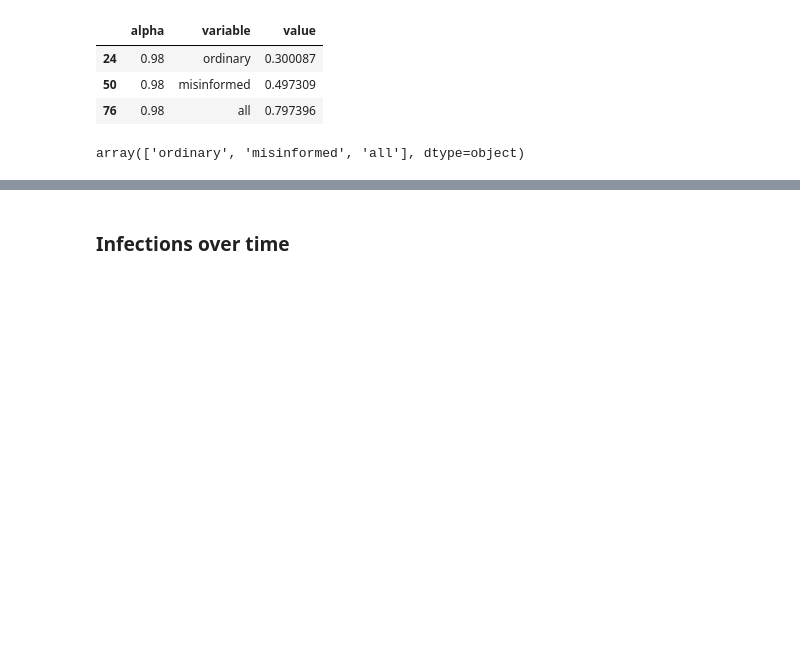
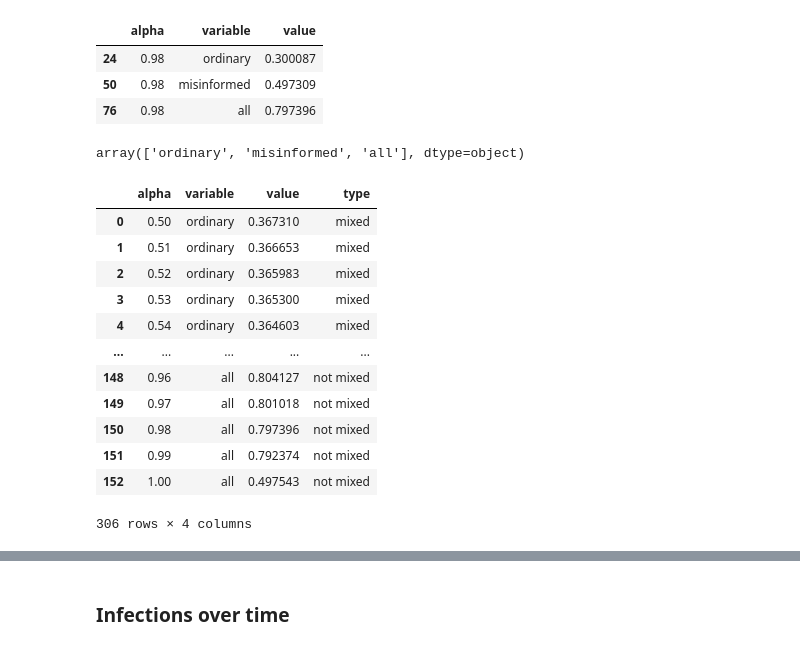
Before and after one commit to mr-devs/mean_field_quals, a Jupyter notebook: notebooks/2023-06-07__second_problem_consider_homophily.ipynb, the cells around one changed output, grey strips where cells are left out. Drawn from its saved outputs; the diff is of its cells as text; code cells hidden in the pictures; blank space fills up the shorter version.

```diff
--- a/notebooks/2023-06-07__second_problem_consider_homophily.ipynb
+++ b/notebooks/2023-06-07__second_problem_consider_homophily.ipynb
@@ -139,6 +677,22 @@ both_settings = pd.concat([mixed__, not_mixed__])
 both_settings.variable.unique()
 # %% [output]
 array(['ordinary', 'misinformed', 'all'], dtype=object)
+# %%
+both_settings
+# %% [output]
+|  | alpha | variable | value | type |
+| 0 | 0.50 | ordinary | 0.367310 | mixed |
+| 1 | 0.51 | ordinary | 0.366653 | mixed |
+| 2 | 0.52 | ordinary | 0.365983 | mixed |
+| 3 | 0.53 | ordinary | 0.365300 | mixed |
+| 4 | 0.54 | ordinary | 0.364603 | mixed |
+| ... | ... | ... | ... | ... |
+| 148 | 0.96 | all | 0.804127 | not mixed |
+| 149 | 0.97 | all | 0.801018 | not mixed |
+| 150 | 0.98 | all | 0.797396 | not mixed |
+| 151 | 0.99 | all | 0.792374 | not mixed |
+| 152 | 1.00 | all | 0.497543 | not mixed |
+306 rows × 4 columns
 # %%
 shape_styles = {
     'ordinary' : 'circle',
```
Also changed, not shown: parts of 37 cells of this notebook, 6 other files.
